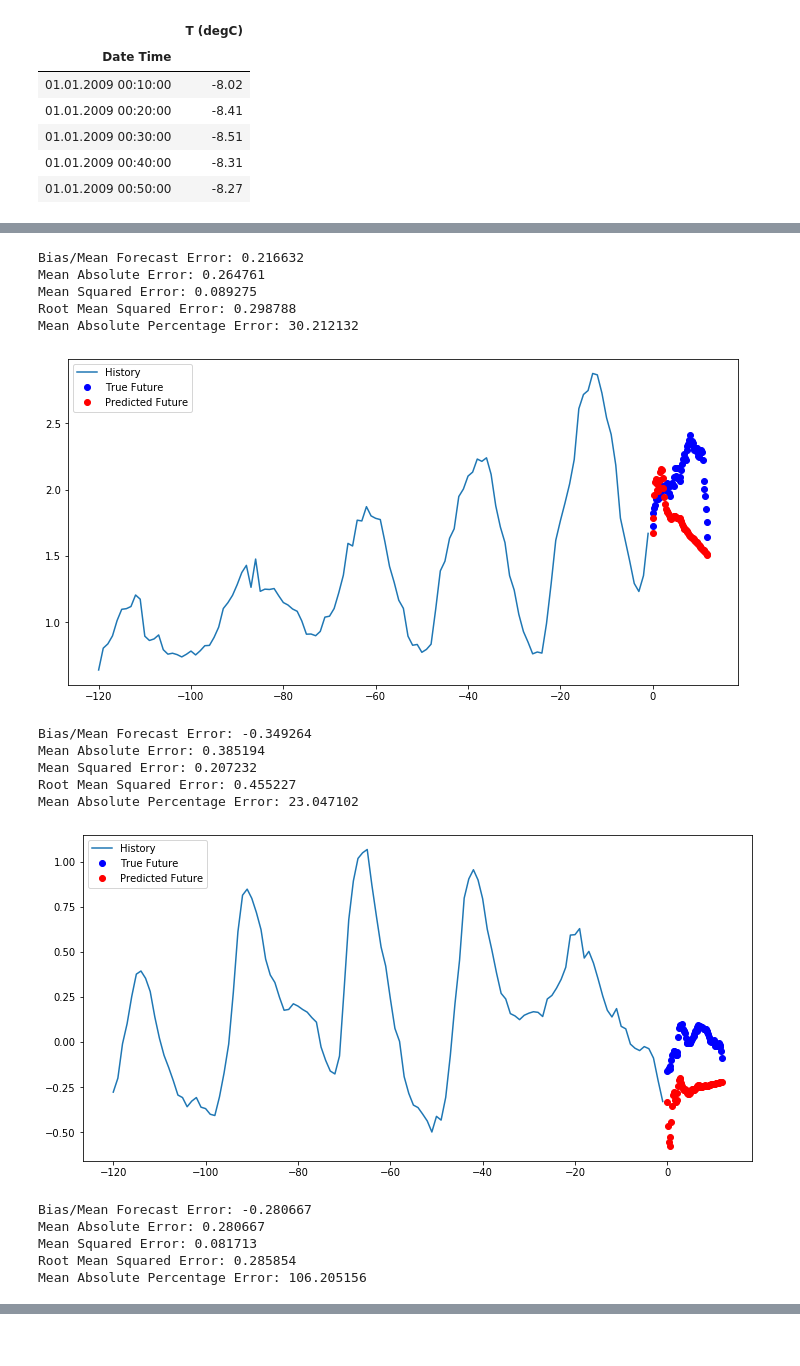
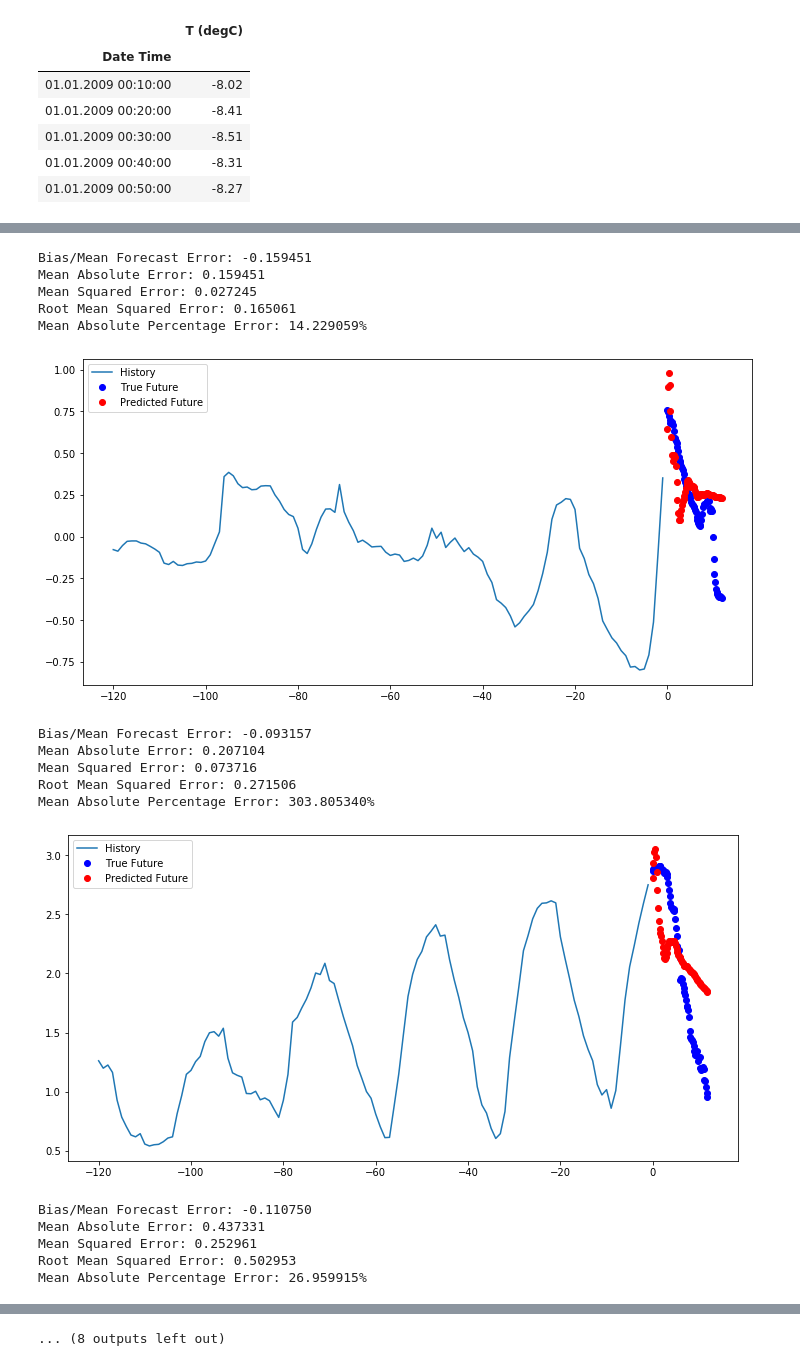
Before and after one commit to microsoft/NimbusML-Samples, a Jupyter notebook: samples/5.1 [Numeric, Plot] Univariate Time Series Forecasting .ipynb, the cells around one changed output, grey strips where cells are left out. Saved outputs shown, nothing was run; the diff lists cells and outputs as text; code cells hidden in the pictures.

```diff
--- a/samples/5.1 [Numeric, Plot] Univariate Time Series Forecasting .ipynb
+++ b/samples/5.1 [Numeric, Plot] Univariate Time Series Forecasting .ipynb
@@ -360,6 +377,7 @@ def multi_step_plot(history, true_future, prediction):
   plt.legend(loc='upper left')
   plt.show()
 # %%
-random_i = random.randint(0, len(x_train_multi))
-multi_step_plot(x_train_multi[random_i], y_train_multi[random_i], np.array([0]))
+random_is = np.random.randint(len(x_val_uni), size=3)
+for i in random_is:
+    multi_step_plot(x_train_multi[i], y_train_multi[i], np.array([0]))
 # %% [output]
@@ -367,4 +387,2 @@ multi_step_plot(x_train_multi[random_i], y_train_multi[random_i], np.array([0]))
 # %%
-x_train_multi_list_big = x_train_multi.flatten()
-X_train_multi_ssa_big = pd.Series(x_train_multi_list_big, name="T (degC)")
-print(X_train_multi_ssa_big)
+X_train_multi_ssa_big = pd.Series(x_train_multi.flatten(), name="T (degC)")
@@ -384,9 +389,10 @@ Name: T (degC), Length: 35913600, dtype: float64
 # %%
-seasonality_size = 20
+given_series_length = 90
+seasonality_size = 25
 training_seasons = 4
 training_size = seasonality_size * training_seasons
 pipeline_multi = Pipeline([
-    SsaForecaster(series_length= 90,
+    SsaForecaster(series_length= given_series_length,
                   train_size= training_size,
                   window_size= seasonality_size + 1,
                   horizon=72,
@@ -399,19 +405,18 @@ Elapsed time: 00:00:00.0386314
 <nimbusml.pipeline.Pipeline at 0x...>
 # %%
-for _ in range(3):
+random_is = np.random.randint(len(x_val_multi), size=10)
+for i in random_is:
     # Predicting
     random_i = random.randint(0, len(x_val_multi))
-    x_val_multi_list = [x[0] for x in x_val_multi[random_i].tolist()]
+    x_val_multi_list = [x[0] for x in x_val_multi[i].tolist()]
     X_val_multi_ssa = pd.Series(x_val_multi_list, name="T (degC)")
-    transformed_horizons = pipeline_multi.transform(X_val_multi_ssa)
-    #print(transformed_horizons)
-    predicted_vals_multi = [0 for _ in range(73)]
+    transformed_horizons = pipeline_multi.transform(X_val_multi_ssa).drop("T (degC)", 1)
+    predicted_vals_multi = [0 for _ in range(72)]
     count = 0
     for (_, columnData) in transformed_horizons.iteritems():
-        #print(columnData.values[119])
         predicted_vals_multi[count] = columnData.values[119]
         count += 1
-    multi_step_plot(x_val_multi[random_i], y_val_multi[random_i], np.asarray(predicted_vals_multi[:-1]))
+    multi_step_plot(x_val_multi[i], y_val_multi[i], np.asarray(predicted_vals_multi))
     # Performance
     # forecast_error = expected_value - predicted_value
     # bias = mean_forecast_error = mean(forecast_error)
@@ -419,18 +424,17 @@ for _ in range(3):
     # mean_squared_error = mean_squared_error = mean(forecast_error^2)
     # rmse = sqrt(mean_squared_error)
     # mean absolute percentage error = mean(((y_true - y_pred) / y_true)) * 100)
-    expected = predicted_vals_multi[:-1]
-    predictions = y_val_multi[random_i]
-    forecast_errors = [expected[i]-predictions[i] for i in range(len(y_val_multi[random_i]))]
-    #print('Forecast Errors: %s' % forecast_errors)
-    bias = sum(forecast_errors) * 1.0/len(expected)
+    predicted_values = np.asarray(predicted_vals_multi)
+    expected_values = np.asarray(y_val_multi[i])
+    forecast_errors = [expected_values[j]-predicted_values[j] for j in range(len(expected_values))]
+    bias = sum(forecast_errors) /len(expected_values)
     print('Bias/Mean Forecast Error: %f' % bias)
-    mae = mean_absolute_error(expected, predictions)
+    mae = mean_absolute_error(expected_values, predicted_values)
     print('Mean Absolute Error: %f' % mae)
-    mse = mean_squared_error(expected, predictions)
+    mse = mean_squared_error(expected_values, predicted_values)
     print('Mean Squared Error: %f' % mse)
     rmse = sqrt(mse)
     print('Root Mean Squared Error: %f' % rmse)
-    mape = sum([abs((1.00*expected[i]-predictions[i])/expected[i]*100) for i in range(len(y_val_multi[random_i]))]) / len(expected)
-    print('Mean Absolute Percentage Error: %f' % mape)
+    mape = np.mean(abs(expected_values - predicted_values) / abs(expected_values)) * 100
+    print('Mean Absolute Percentage Error: %f%%' % mape)
 # %% [output]
@@ -438,17 +442,17 @@ for _ in range(3):
-Bias/Mean Forecast Error: 0.216632
-Mean Absolute Error: 0.264761
-Mean Squared Error: 0.089275
-Root Mean Squared Error: 0.298788
-Mean Absolute Percentage Error: 30.212132
+Bias/Mean Forecast Error: -0.159451
+Mean Absolute Error: 0.159451
+Mean Squared Error: 0.027245
+Root Mean Squared Error: 0.165061
+Mean Absolute Percentage Error: 14.229059%
-[figure, old version]
+[figure, new version]
-Bias/Mean Forecast Error: -0.349264
-Mean Absolute Error: 0.385194
-Mean Squared Error: 0.207232
-Root Mean Squared Error: 0.455227
-Mean Absolute Percentage Error: 23.047102
+Bias/Mean Forecast Error: -0.093157
+Mean Absolute Error: 0.207104
+Mean Squared Error: 0.073716
+Root Mean Squared Error: 0.271506
+Mean Absolute Percentage Error: 303.805340%
-[figure, old version]
+[figure, new version]
-Bias/Mean Forecast Error: -0.280667
-Mean Absolute Error: 0.280667
-Mean Squared Error: 0.081713
-Root Mean Squared Error: 0.285854
-Mean Absolute Percentage Error: 106.205156
+Bias/Mean Forecast Error: -0.110750
+Mean Absolute Error: 0.437331
+Mean Squared Error: 0.252961
+Root Mean Squared Error: 0.502953
+Mean Absolute Percentage Error: 26.959915%
@@ -454,0 +477 @@ Mean Absolute Percentage Error: 106.205156
+... (8 outputs left out)
```
Also changed, not shown: parts of 22 cells of this notebook, 1 other file.
